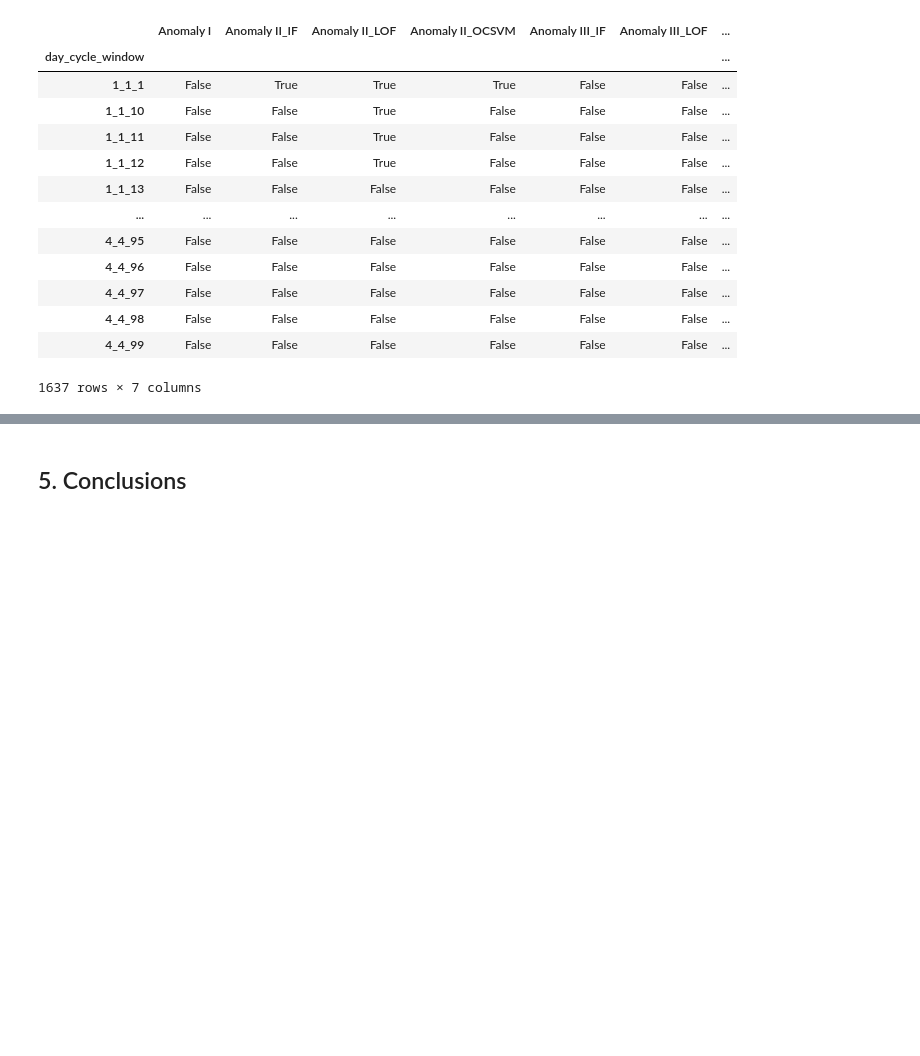
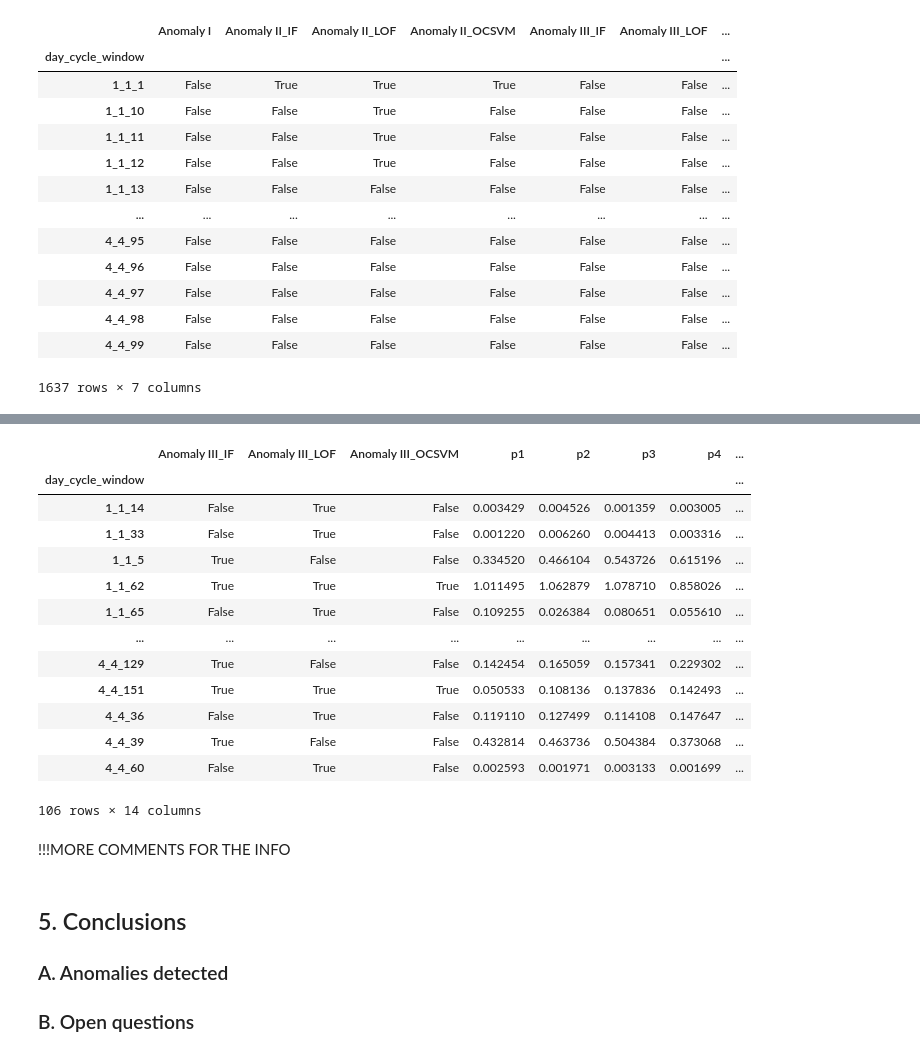
Before and after one commit to Ziqing-WU/AML-Outlier-BE, a Jupyter notebook: Report.ipynb, the cells around one changed output, grey strips where cells are left out. Drawn from its saved outputs; the diff is of its cells as text; code cells hidden in the pictures; blank space fills up the shorter version.

```diff
--- a/Report.ipynb
+++ b/Report.ipynb
@@ -651,2 +677,30 @@ anomaly_matrix
+# %%
+window_anmly3 = anomaly_matrix.iloc[:, 4:7].sum(axis = 1) != 0
+window_anmly3 = window_anmly3[window_anmly3].index
+
+info_window_anmly3 = pd.merge(anomaly_matrix.iloc[:, 4:7], mad_per_window.loc[window_anmly3], left_index=True, right_index=True)
+# %%
+info_window_anmly3
+# %% [output]
+|  | Anomaly III_IF | Anomaly III_LOF | Anomaly III_OCSVM | p1 | p2 | p3 | p4 | ... |
+| day_cycle_window |  |  |  |  |  |  |  | ... |
+| 1_1_14 | False | True | False | 0.003429 | 0.004526 | 0.001359 | 0.003005 | ... |
+| 1_1_33 | False | True | False | 0.001220 | 0.006260 | 0.004413 | 0.003316 | ... |
+| 1_1_5 | True | False | False | 0.334520 | 0.466104 | 0.543726 | 0.615196 | ... |
+| 1_1_62 | True | True | True | 1.011495 | 1.062879 | 1.078710 | 0.858026 | ... |
+| 1_1_65 | False | True | False | 0.109255 | 0.026384 | 0.080651 | 0.055610 | ... |
+| ... | ... | ... | ... | ... | ... | ... | ... | ... |
+| 4_4_129 | True | False | False | 0.142454 | 0.165059 | 0.157341 | 0.229302 | ... |
+| 4_4_151 | True | True | True | 0.050533 | 0.108136 | 0.137836 | 0.142493 | ... |
+| 4_4_36 | False | True | False | 0.119110 | 0.127499 | 0.114108 | 0.147647 | ... |
+| 4_4_39 | True | False | False | 0.432814 | 0.463736 | 0.504384 | 0.373068 | ... |
+| 4_4_60 | False | True | False | 0.002593 | 0.001971 | 0.003133 | 0.001699 | ... |
+106 rows × 14 columns
+# %% [markdown]
+!!!MORE COMMENTS FOR THE INFO
 # %% [markdown]
 ## 5. <a id="sec5"></a>Conclusions
+
+### A. <a id="sec5-1"></a>Anomalies detected
+
+### B. <a id="sec5-2"></a>Open questions
```
Also changed, not shown: parts of 3 cells of this notebook.
